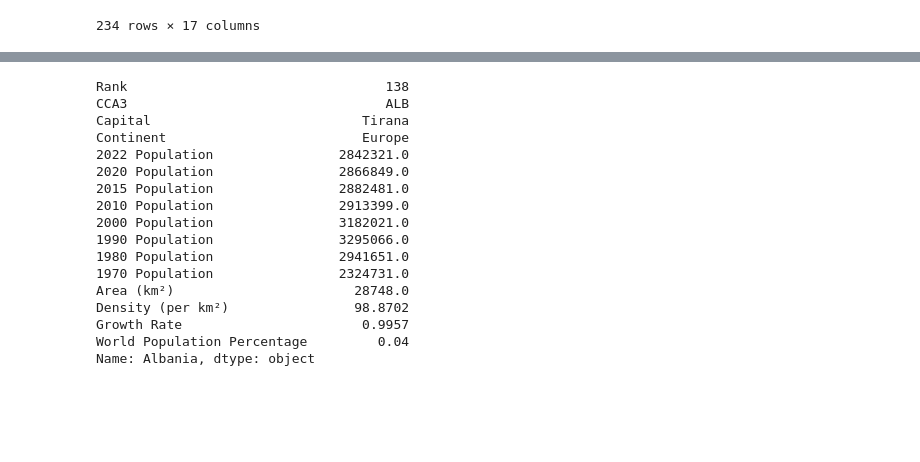
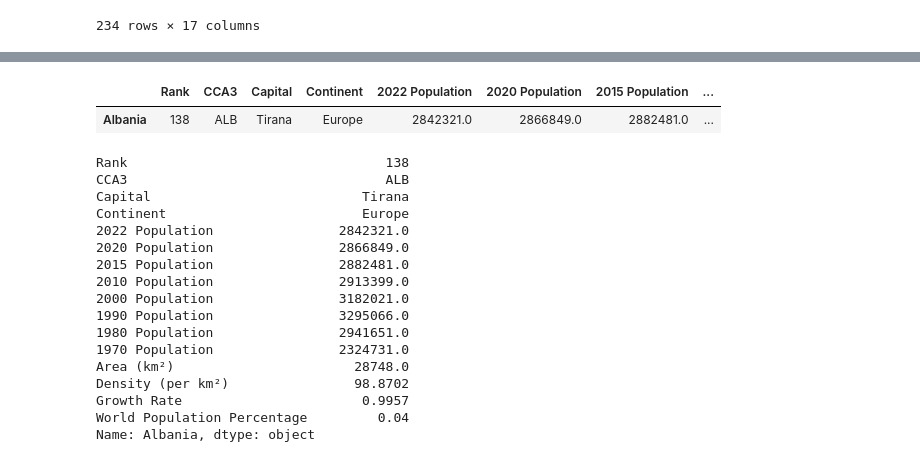
Before and after one commit to koohong/pandas_youtube, a Jupyter notebook: Pandas 101 - Indexing in Pandas.ipynb, the cells around one changed output, grey strips where cells are left out. Drawn from its saved outputs; the diff is of its cells as text; code cells hidden in the pictures; blank space fills up the shorter version.

```diff
--- a/Pandas 101 - Indexing in Pandas.ipynb
+++ b/Pandas 101 - Indexing in Pandas.ipynb
@@ -93,5 +121,5 @@ df
 # %%
-df.set_index('Country', inplace = True)
+df2 = df.set_index('Country')
 
 df
 # %% [output]
@@ -112 +156,6 @@ df
+# %%
+df2.filter(items = ["Albania"], axis =0)
+# %% [output]
+|  | Rank | CCA3 | Capital | Continent | 2022 Population | 2020 Population | 2015 Population | ... |
+| Albania | 138 | ALB | Tirana | Europe | 2842321.0 | 2866849.0 | 2882481.0 | ... |
 # %%
```
Also changed, not shown: parts of 8 cells of this notebook, 1 other file.
